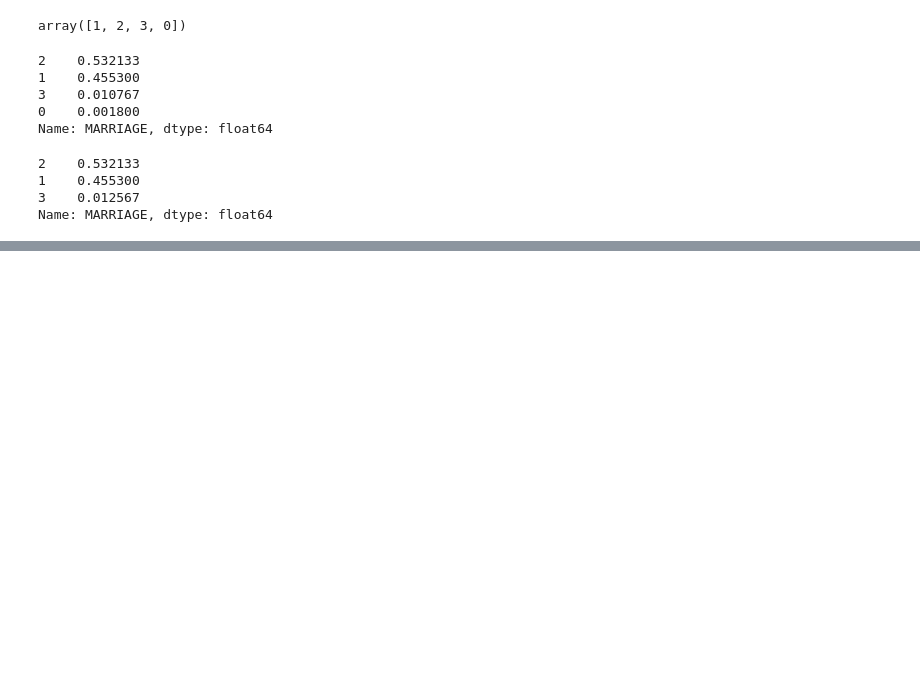
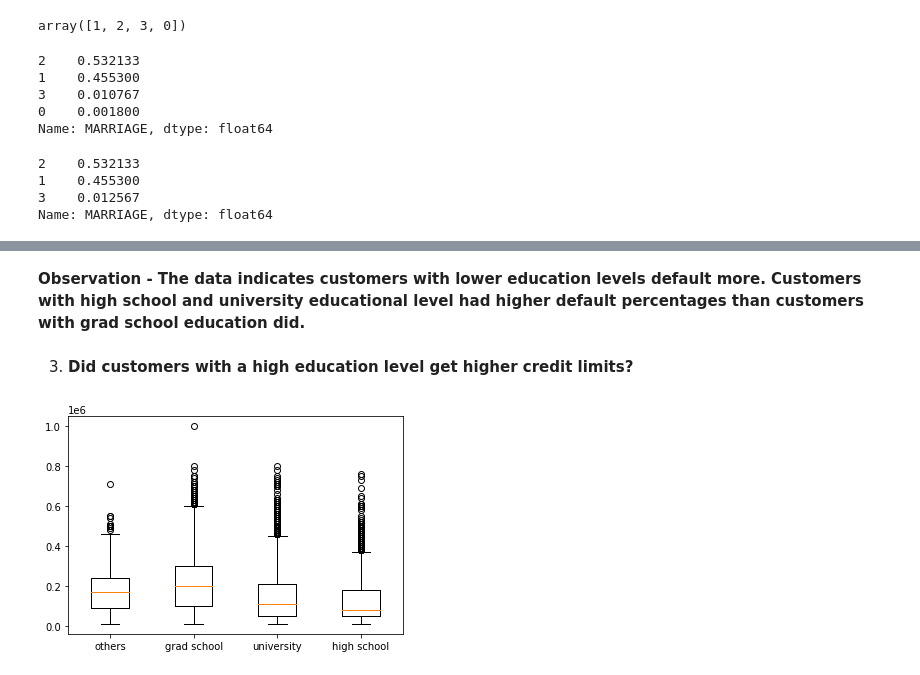
Before and after one commit to DSJibran/Credit-Card-Default-Prediction, a Jupyter notebook: Credit_Card_Default_Prediction.ipynb, the cells around one changed output, grey strips where cells are left out. Saved outputs shown, nothing was run; the diff lists cells and outputs as text; code cells hidden in the pictures; blank space fills up the shorter version.

```diff
--- a/Credit_Card_Default_Prediction.ipynb
+++ b/Credit_Card_Default_Prediction.ipynb
@@ -385,0 +469,19 @@ Name: MARRIAGE, dtype: float64
+# %% [markdown]
+**Observation - The data indicates customers with lower education levels default more. Customers with high school and university educational level had higher default percentages than customers with grad school education did.**
+# %% [markdown]
+3. **Did customers with a high education level get higher credit limits?**
+# %%
+# Use boxplot to visualize credit limit grouped by education level
+
+data = []
+for i in [0,1,2,3]:
+    temp = df.loc[df.EDUCATION == i, "LIMIT_BAL"]
+    data.append(temp)
+
+fig, ax = plt.subplots()
+ax.boxplot(data)
+ax.set_xticklabels(["others","grad school", "university", "high school"])
+
+plt.show()
+# %% [output]
+[figure, added]
```
Also changed, not shown: parts of 27 cells of this notebook.
